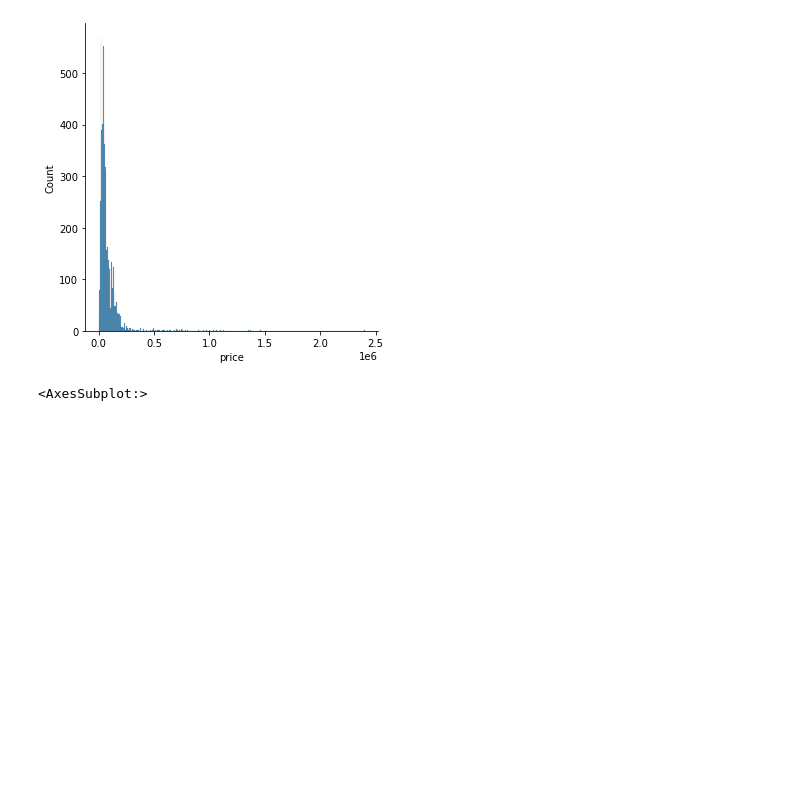
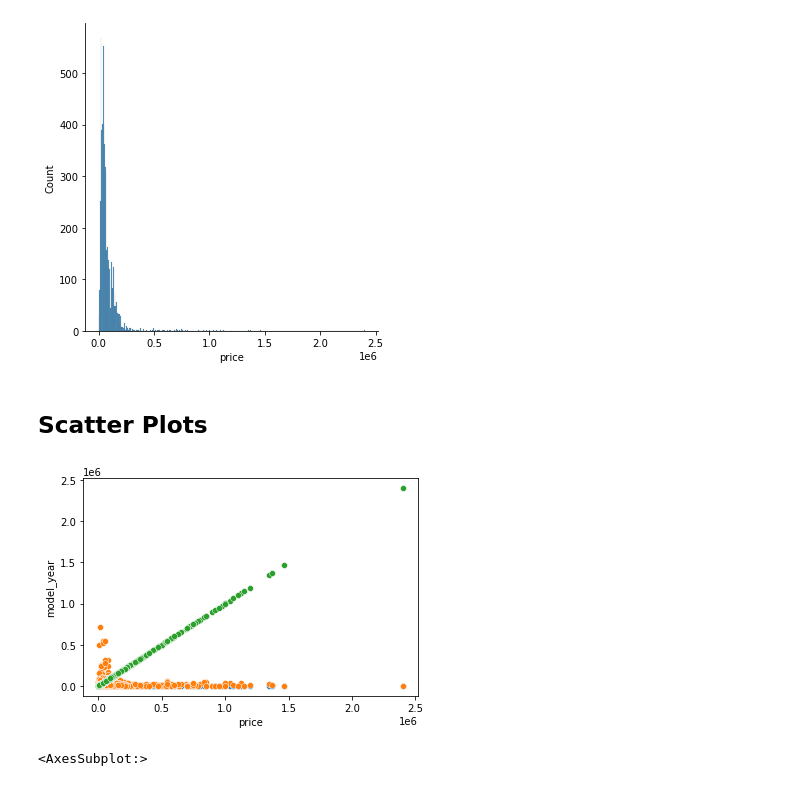
Before and after one commit to ropali/used_bike_price_prediction, a Jupyter notebook: notebooks/02-basic-visualization.ipynb, the cells around one changed output. Saved outputs shown, nothing was run; the diff lists cells and outputs as text; code cells hidden in the pictures; blank space fills up the shorter version.

```diff
--- a/notebooks/02-basic-visualization.ipynb
+++ b/notebooks/02-basic-visualization.ipynb
@@ -35,6 +33,18 @@ for col in df.select_dtypes(include=['int','float']).columns:
 [figure]
 [figure]
 [figure]
+# %% [markdown]
+## Scatter Plots
+# %%
+def scater_plot(df, col):
+    my_df = df.copy()
+
+    sns.scatterplot(y=my_df[col],x=my_df['price'])
+
+for col in df.select_dtypes(include=['int','float']).columns:
+    scater_plot(df,col)
+# %% [output]
+[figure, added]
 # %%
 ## Correlation
 
```
Also changed, not shown: parts of 1 cell of this notebook, 2 other files.
